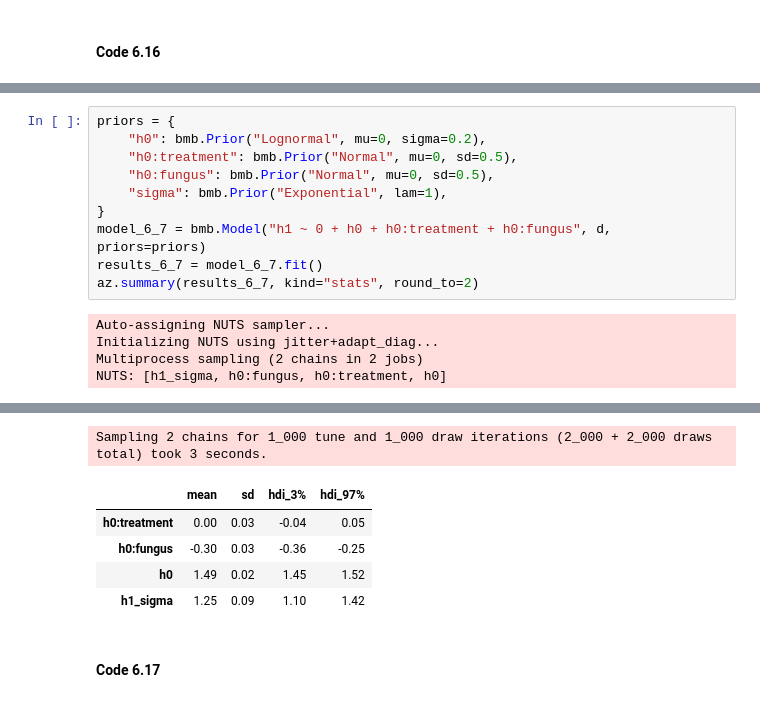
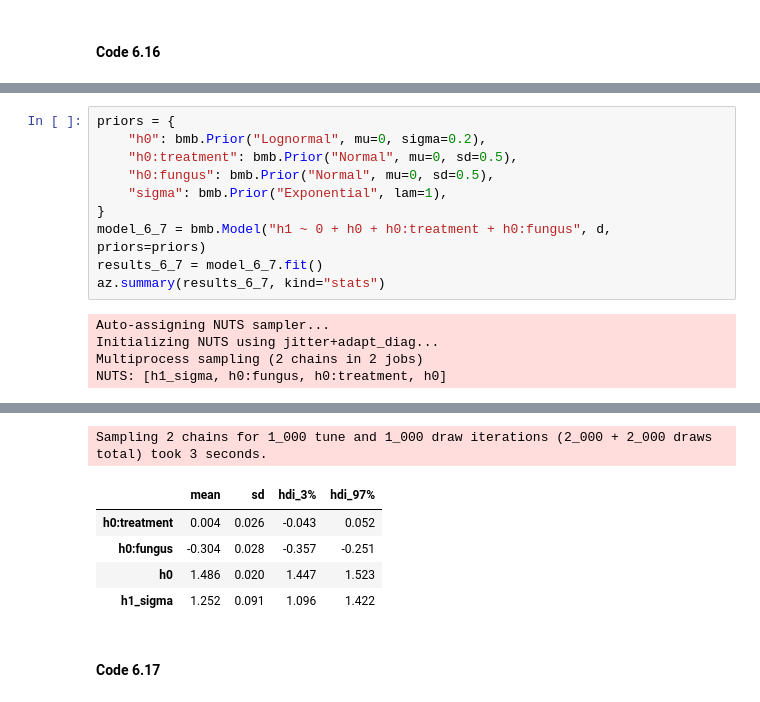
Before and after one commit to bambinos/educational-resources, a Jupyter notebook: Rethinking/Chp_06.ipynb, the cells around one changed output, grey strips where cells are left out. Saved outputs shown, nothing was run; the diff lists cells and outputs as text.

```diff
--- a/Rethinking/Chp_06.ipynb
+++ b/Rethinking/Chp_06.ipynb
@@ -308,25 +323,25 @@ $$
 # %%
 priors = {
     "h0": bmb.Prior("Lognormal", mu=0, sigma=0.2),
     "h0:treatment": bmb.Prior("Normal", mu=0, sd=0.5),
     "h0:fungus": bmb.Prior("Normal", mu=0, sd=0.5),
     "sigma": bmb.Prior("Exponential", lam=1),
 }
 model_6_7 = bmb.Model("h1 ~ 0 + h0 + h0:treatment + h0:fungus", d, priors=priors)
 results_6_7 = model_6_7.fit()
-az.summary(results_6_7, kind="stats", round_to=2)
+az.summary(results_6_7, kind="stats")
 # %% [output]
 Auto-assigning NUTS sampler...
 Initializing NUTS using jitter+adapt_diag...
 Multiprocess sampling (2 chains in 2 jobs)
 NUTS: [h1_sigma, h0:fungus, h0:treatment, h0]
 [interactive output not drawn]
 Sampling 2 chains for 1_000 tune and 1_000 draw iterations (2_000 + 2_000 draws total) took 3 seconds.
 |  | mean | sd | hdi_3% | hdi_97% |
-| h0:treatment | 0.00 | 0.03 | -0.04 | 0.05 |
-| h0:fungus | -0.30 | 0.03 | -0.36 | -0.25 |
-| h0 | 1.49 | 0.02 | 1.45 | 1.52 |
-| h1_sigma | 1.25 | 0.09 | 1.10 | 1.42 |
+| h0:treatment | 0.004 | 0.026 | -0.043 | 0.052 |
+| h0:fungus | -0.304 | 0.028 | -0.357 | -0.251 |
+| h0 | 1.486 | 0.020 | 1.447 | 1.523 |
+| h1_sigma | 1.252 | 0.091 | 1.096 | 1.422 |
 # %% [markdown]
 #### Code 6.17
 # %%
```
Also changed, not shown: parts of 26 cells of this notebook.
